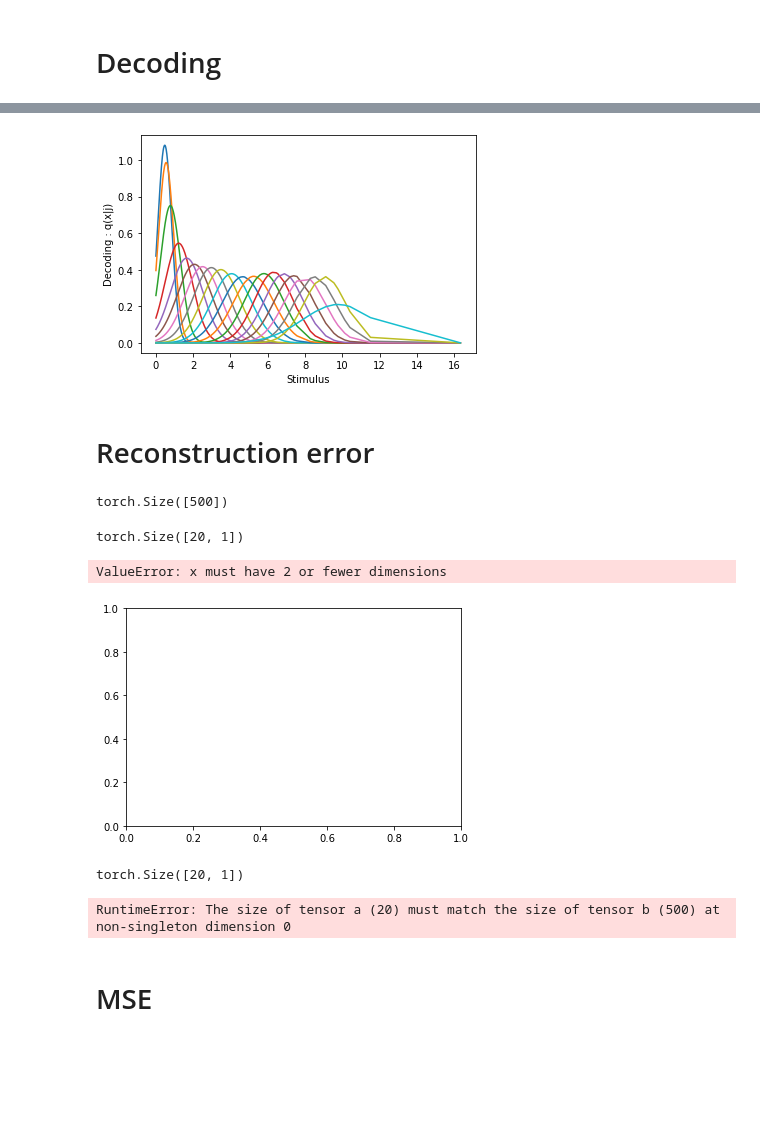
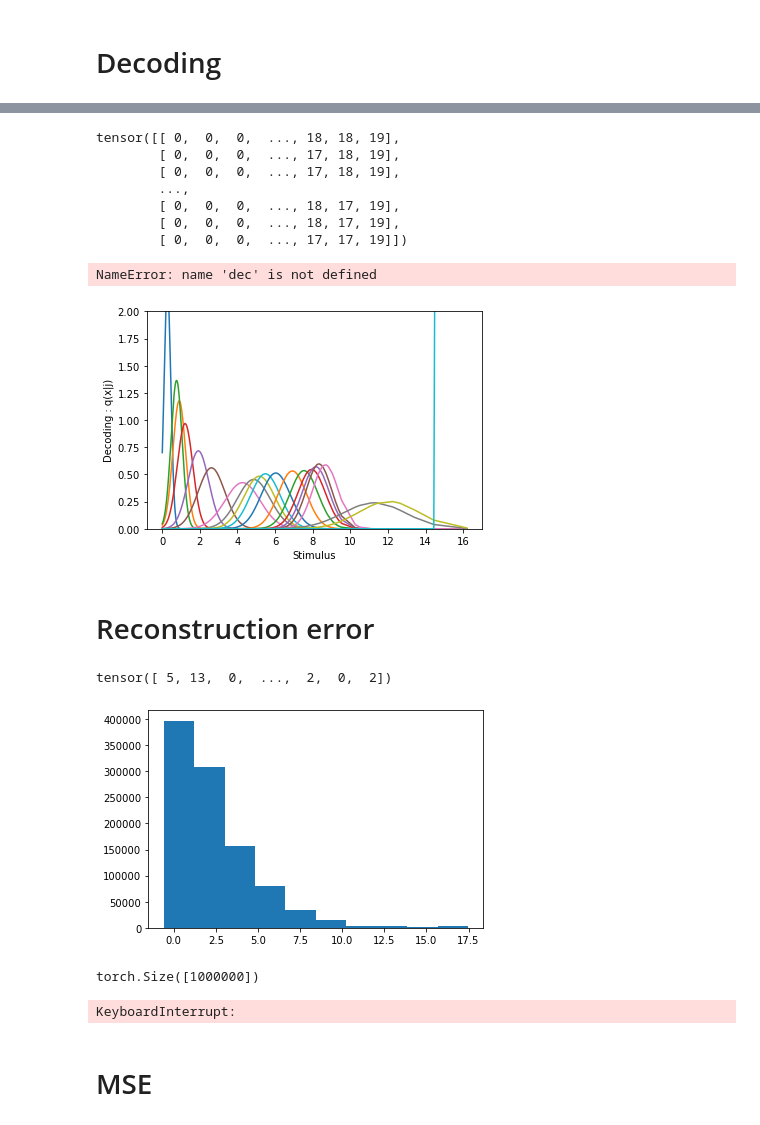
Before and after one commit to simonebmalerba/neural_VAE, a Jupyter notebook: Analysis (1).ipynb, the cells around one changed output, grey strips where cells are left out. Saved outputs shown, nothing was run; the diff lists cells and outputs as text; code cells hidden in the pictures; blank space fills up the shorter version.

```diff
--- a/Analysis (1).ipynb
+++ b/Analysis (1).ipynb
@@ -8,22 +8,20 @@ from src.losses import *
 # %% [markdown]
 # Part I: loss and MSE visualization
 # %%
-N = 50
-mu0 = torch.arange(0,10,10/N)[None,:]
-sigma0 = torch.ones(N)[None,:]
-q0 = 1/N*torch.ones(N)[None,:]
+N = 20
 
 #Define data distribution
-x_data = torch.distributions.exponential.Exponential(0.5).sample((500,))[:,None]
+x_data = torch.distributions.exponential.Exponential(0.4).sample((1000,))[:,None]
 x_sorted,indices = x_data.sort(dim=0)
 x_min,x_max = x_sorted[0,:].item(),x_sorted[-1,:].item()
 
 #encoder = CategoricalEncoder(mu0,sigma0,q0)
 #decoder = MoGDecoder(N,x_min,x_max)
 decoder = MoGDecoder(N,x_min,x_max)
+decoder.log_sigmas = torch.nn.Parameter(torch.log(torch.ones(N))[:,None])
 encoder = CategoricalEncoder(decoder.mus.transpose(0,1),torch.exp(decoder.log_sigmas).transpose(0,1),decoder.qs.transpose(0,1))
 
 #Define optimizer and parameters to iterate on
 params = list(decoder.parameters()) + list(encoder.parameters())
-optimizer = torch.optim.SGD(params,lr=0.01,momentum=0.9)
+optimizer = torch.optim.Adam(params,lr=0.001)
 loss = distortion_cat(x_data, encoder, decoder) + rate_cat(x_data, encoder, decoder)
@@ -158,44 +82,57 @@ a = (gaussian.log_prob(x_sorted.transpose(0,1))).transpose(0,1)
+# %%
+encoder.sample(x_sorted,10)
+# %% [output]
+tensor([[ 0,  0,  0,  ..., 18, 18, 19],
+        [ 0,  0,  0,  ..., 17, 18, 19],
+        [ 0,  0,  0,  ..., 17, 18, 19],
+        ...,
+        [ 0,  0,  0,  ..., 18, 17, 19],
+        [ 0,  0,  0,  ..., 18, 17, 19],
+        [ 0,  0,  0,  ..., 17, 17, 19]])
+# %%
+r = encoder
+mu_dec, sigma_dec = dec(x_sorted)
+# %% [output]
+NameError: name 'dec' is not defined
 # %%
+gaussian = torch.distributions.normal.Normal(decoder.mus, torch.exp(decoder.log_sigmas))
+a = (gaussian.log_prob(x_sorted.transpose(0,1))).transpose(0,1)
 with torch.no_grad():
     plt.plot(x_sorted, torch.exp(a[:,:]))
     plt.xlabel("Stimulus")
     plt.ylabel("Decoding : q(x|j)")
+    plt.ylim((0,2))
 # %% [output]
-[figure, old version]
+[figure, new version]
 # %% [markdown]
 # Reconstruction error
 # %%
 #to visualize the error, use the first return in the GaussianDecoder
 
-q_sample = torch.squeeze(torch.distributions.categorical.Categorical((F.softmax(decoder.q))).sample((500,)))
-q_sample.shape
+q_sample = torch.squeeze(torch.distributions.categorical.Categorical((F.softmax(decoder.qs,dim=0)).transpose(0,1)).sample((10000,)))
+q_sample
 # %% [output]
-torch.Size([500])
+tensor([ 5, 13,  0,  ...,  2,  0,  2])
 # %%
-muext,sigmaext =decoder(F.one_hot(q_sample).to(dtype=torch.float32))
+muext,log_sigmaext =decoder(F.one_hot(q_sample).to(dtype=torch.float32))
+x_sample = torch.flatten(torch.distributions.normal.Normal(muext,torch.exp(log_sigmaext)).sample((100,)))
-# %%
-x_sample = torch.distributions.normal.Normal(muext,sigmaext).sample(())
-x_sample.shape
-# %% [output]
-torch.Size([20, 1])
 # %%
 with torch.no_grad():
 
-    plt.hist(x_sample[:,None,:].numpy())
+    plt.hist(x_sample.numpy())
 # %% [output]
-ValueError: x must have 2 or fewer dimensions
-[figure, old version]
+[figure, new version]
 # %%
 x_sample_sort,indices = x_sample.sort(dim=0)
 x_sample_sort.shape
 #x_sorted.shape
 # %% [output]
-torch.Size([20, 1])
+torch.Size([1000000])
 # %%
 error = abs(x_sample_sort - x_sorted)   #| reconstructed_x via generative model -  x_data|
 plt.plot(error)
 # %% [output]
-RuntimeError: The size of tensor a (20) must match the size of tensor b (500) at non-singleton dimension 0
+KeyboardInterrupt:
 # %% [markdown]
 # MSE
 # %% [markdown]
```
Also changed, not shown: parts of 16 cells of this notebook, 4 other files.
